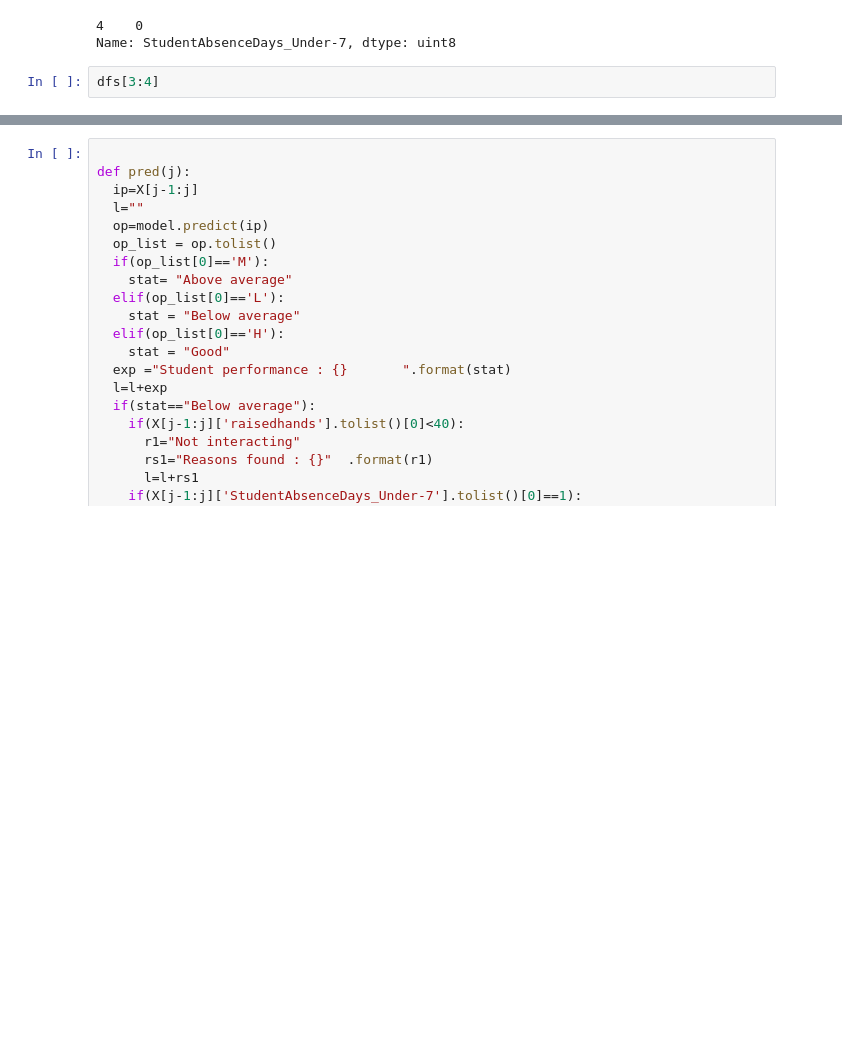
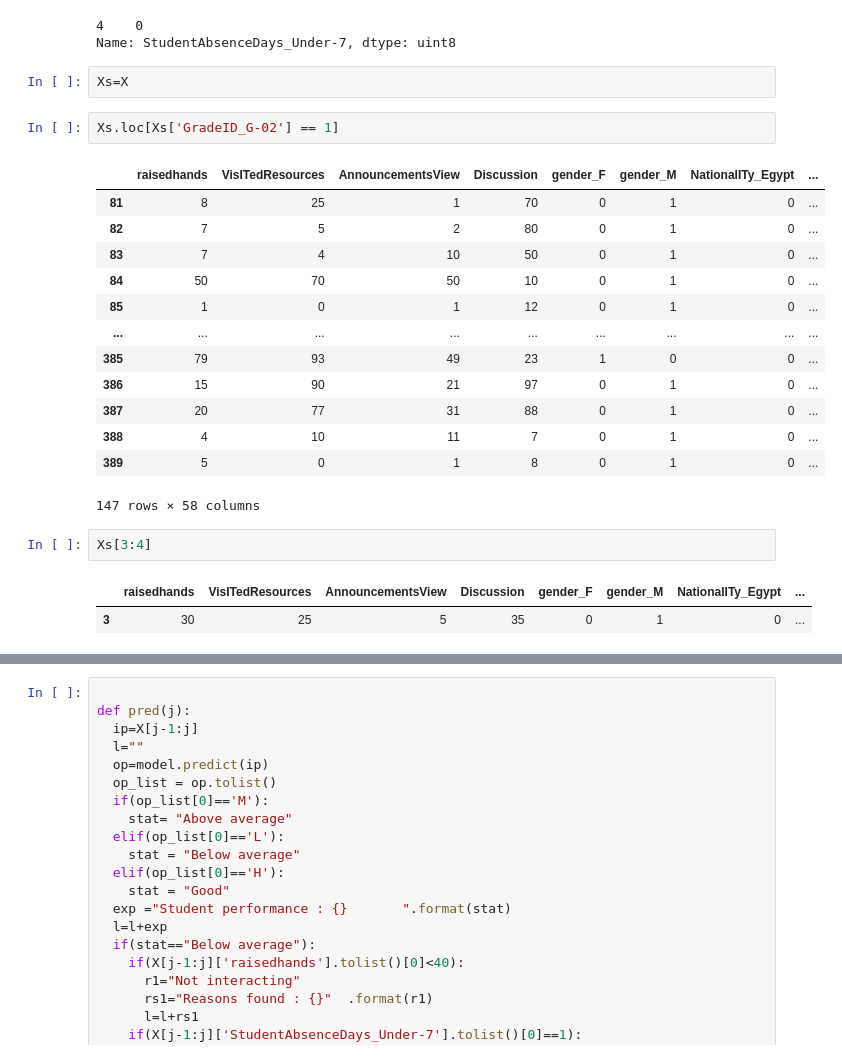
Before and after one commit to sandra9711/kys_data_tracker, a Jupyter notebook: Student_performance_prediction.ipynb, the cells around one changed output, grey strips where cells are left out. Drawn from its saved outputs; the diff is of its cells as text; blank space fills up the shorter version.

```diff
--- a/Student_performance_prediction.ipynb
+++ b/Student_performance_prediction.ipynb
@@ -277,5 +279,26 @@ X[4:5]['StudentAbsenceDays_Under-7']
 # %% [output]
 4    0
 Name: StudentAbsenceDays_Under-7, dtype: uint8
+# %%
+Xs=X
+# %%
+Xs.loc[Xs['GradeID_G-02'] == 1]
+# %% [output]
+|  | raisedhands | VisITedResources | AnnouncementsView | Discussion | gender_F | gender_M | NationalITy_Egypt | ... |
+| 81 | 8 | 25 | 1 | 70 | 0 | 1 | 0 | ... |
+| 82 | 7 | 5 | 2 | 80 | 0 | 1 | 0 | ... |
+| 83 | 7 | 4 | 10 | 50 | 0 | 1 | 0 | ... |
+| 84 | 50 | 70 | 50 | 10 | 0 | 1 | 0 | ... |
+| 85 | 1 | 0 | 1 | 12 | 0 | 1 | 0 | ... |
+| ... | ... | ... | ... | ... | ... | ... | ... | ... |
+| 385 | 79 | 93 | 49 | 23 | 1 | 0 | 0 | ... |
+| 386 | 15 | 90 | 21 | 97 | 0 | 1 | 0 | ... |
+| 387 | 20 | 77 | 31 | 88 | 0 | 1 | 0 | ... |
+| 388 | 4 | 10 | 11 | 7 | 0 | 1 | 0 | ... |
+| 389 | 5 | 0 | 1 | 8 | 0 | 1 | 0 | ... |
+147 rows × 58 columns
 # %%
-dfs[3:4]
+Xs[3:4]
+# %% [output]
+|  | raisedhands | VisITedResources | AnnouncementsView | Discussion | gender_F | gender_M | NationalITy_Egypt | ... |
+| 3 | 30 | 25 | 5 | 35 | 0 | 1 | 0 | ... |
```
Also changed, not shown: parts of 7 cells of this notebook.
